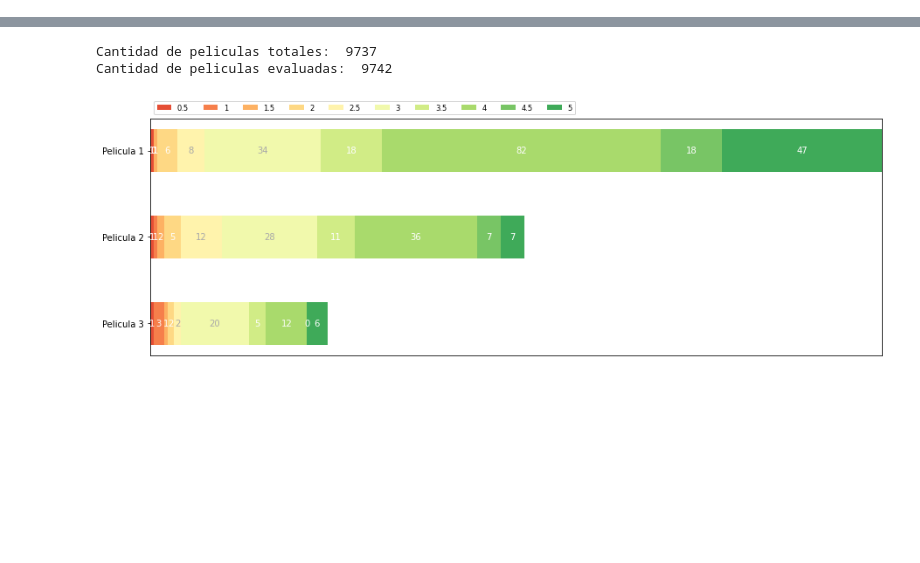
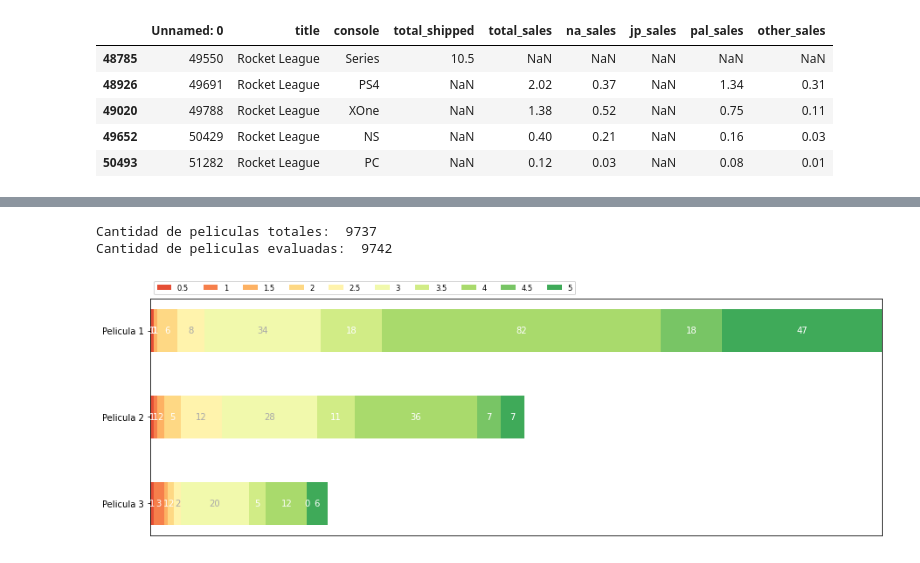
Before and after one commit to Oszom/T1VisualizacionDeDatos, a Jupyter notebook: Visualizacion T1.ipynb, the cells around one changed output, grey strips where cells are left out. Cells and saved outputs as stored; diff of their text form; code cells hidden in the pictures; blank space fills up the shorter version.

```diff
--- a/Visualizacion T1.ipynb
+++ b/Visualizacion T1.ipynb
@@ -29,0 +130,9 @@ games_recommendations
+# %%
+games_sales.query('title == "Rocket League"')
+# %% [output]
+|  | Unnamed: 0 | title | console | total_shipped | total_sales | na_sales | jp_sales | pal_sales | other_sales |
+| 48785 | 49550 | Rocket League | Series | 10.5 | NaN | NaN | NaN | NaN | NaN |
+| 48926 | 49691 | Rocket League | PS4 | NaN | 2.02 | 0.37 | NaN | 1.34 | 0.31 |
+| 49020 | 49788 | Rocket League | XOne | NaN | 1.38 | 0.52 | NaN | 0.75 | 0.11 |
+| 49652 | 50429 | Rocket League | NS | NaN | 0.40 | 0.21 | NaN | 0.16 | 0.03 |
+| 50493 | 51282 | Rocket League | PC | NaN | 0.12 | 0.03 | NaN | 0.08 | 0.01 |
```
Also changed, not shown: parts of 16 cells of this notebook, 1 other file.
